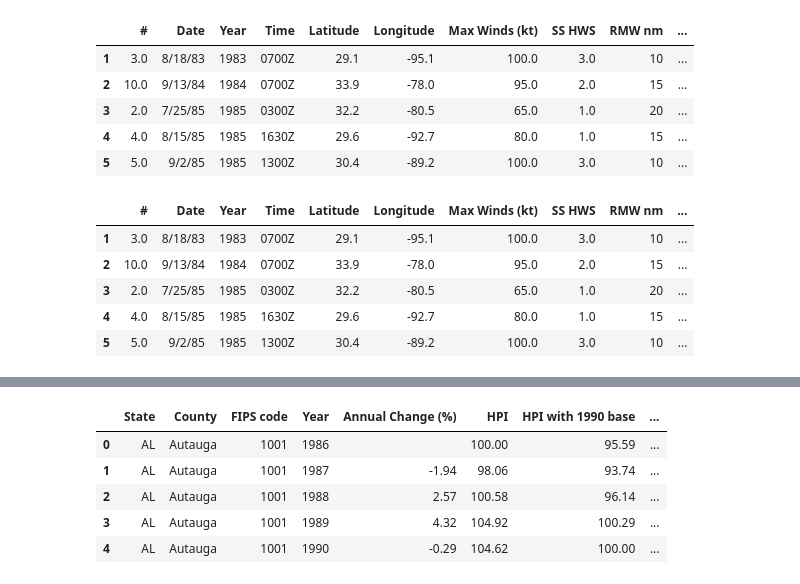
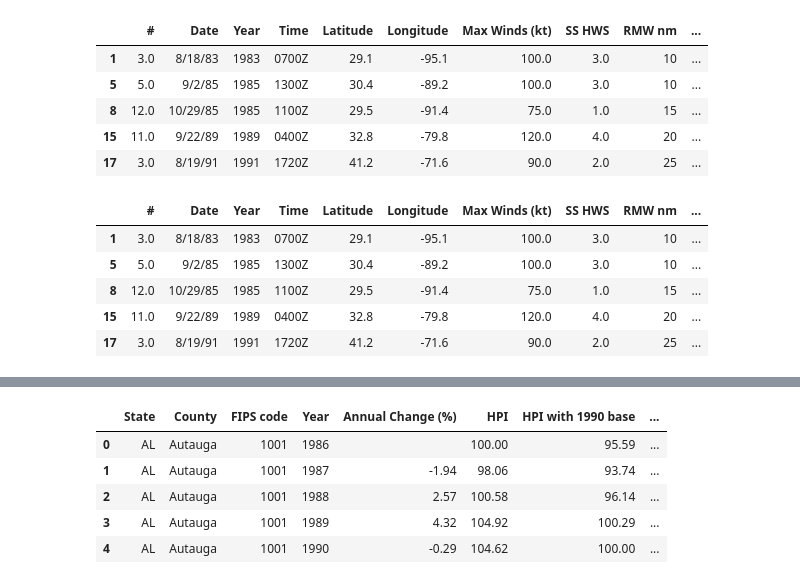
Before and after one commit to chrisadamsv/Dream-Team-Project1, a Jupyter notebook: Project_Data/Group 4 Project 1 MAIN.ipynb, the cells around one changed output, grey strips where cells are left out. Drawn from its saved outputs; the diff is of its cells as text; code cells hidden in the pictures.

```diff
--- a/Project_Data/Group 4 Project 1 MAIN.ipynb
+++ b/Project_Data/Group 4 Project 1 MAIN.ipynb
@@ -15,29 +17,28 @@ from citipy import citipy
 [interactive output not drawn]
 [interactive output not drawn]
 # %%
-#Upload landfall csv to notebook
+#Upload landfall and damage CSVs to notebook
 landfall_df = pd.read_csv("Resources/landfall.csv")
-#Upload costliest hurricane csv to notebook
 damage_df = pd.read_csv("Resources/costliness.csv")
 
 #Merge the two data frames into one
 merged_df = pd.merge(landfall_df,damage_df,on = ['Season','Name'],how='outer')
 
-#Drop values with no location data
-merged_df = merged_df.dropna(subset=['Latitude'])
+#Drop rows with empty columns
+merged_df = merged_df.dropna()
 
 #Rename Season columns to Year
 merged_df = merged_df.rename(columns={'Season':'Year'})
 
 #Show dataframe preview
 merged_df.head()
 # %% [output]
 |  | # | Date | Year | Time | Latitude | Longitude | Max Winds (kt) | SS HWS | RMW nm | ... |
 | 1 | 3.0 | 8/18/83 | 1983 | 0700Z | 29.1 | -95.1 | 100.0 | 3.0 | 10 | ... |
-| 2 | 10.0 | 9/13/84 | 1984 | 0700Z | 33.9 | -78.0 | 95.0 | 2.0 | 15 | ... |
-| 3 | 2.0 | 7/25/85 | 1985 | 0300Z | 32.2 | -80.5 | 65.0 | 1.0 | 20 | ... |
-| 4 | 4.0 | 8/15/85 | 1985 | 1630Z | 29.6 | -92.7 | 80.0 | 1.0 | 15 | ... |
 | 5 | 5.0 | 9/2/85 | 1985 | 1300Z | 30.4 | -89.2 | 100.0 | 3.0 | 10 | ... |
+| 8 | 12.0 | 10/29/85 | 1985 | 1100Z | 29.5 | -91.4 | 75.0 | 1.0 | 15 | ... |
+| 15 | 11.0 | 9/22/89 | 1989 | 0400Z | 32.8 | -79.8 | 120.0 | 4.0 | 20 | ... |
+| 17 | 3.0 | 8/19/91 | 1991 | 1720Z | 41.2 | -71.6 | 90.0 | 2.0 | 25 | ... |
 # %%
 #Create lists to store states, counties, and coordinates.
 counties = []
@@ -68,12 +69,13 @@ for lat_lng in lat_lngs:
 #Add county and state names to dataframe
 merged_df['County'] = counties
 merged_df['State'] = states
-
+merged_df['County'] = merged_df['County'].str.replace(' County','')
+merged_df['County'] = merged_df['County'].str.replace(' Parish','')
 merged_df.head()
 # %% [output]
 |  | # | Date | Year | Time | Latitude | Longitude | Max Winds (kt) | SS HWS | RMW nm | ... |
 | 1 | 3.0 | 8/18/83 | 1983 | 0700Z | 29.1 | -95.1 | 100.0 | 3.0 | 10 | ... |
-| 2 | 10.0 | 9/13/84 | 1984 | 0700Z | 33.9 | -78.0 | 95.0 | 2.0 | 15 | ... |
-| 3 | 2.0 | 7/25/85 | 1985 | 0300Z | 32.2 | -80.5 | 65.0 | 1.0 | 20 | ... |
-| 4 | 4.0 | 8/15/85 | 1985 | 1630Z | 29.6 | -92.7 | 80.0 | 1.0 | 15 | ... |
 | 5 | 5.0 | 9/2/85 | 1985 | 1300Z | 30.4 | -89.2 | 100.0 | 3.0 | 10 | ... |
+| 8 | 12.0 | 10/29/85 | 1985 | 1100Z | 29.5 | -91.4 | 75.0 | 1.0 | 15 | ... |
+| 15 | 11.0 | 9/22/89 | 1989 | 0400Z | 32.8 | -79.8 | 120.0 | 4.0 | 20 | ... |
+| 17 | 3.0 | 8/19/91 | 1991 | 1720Z | 41.2 | -71.6 | 90.0 | 2.0 | 25 | ... |
```
Also changed, not shown: parts of 20 cells of this notebook, 6 other files.
